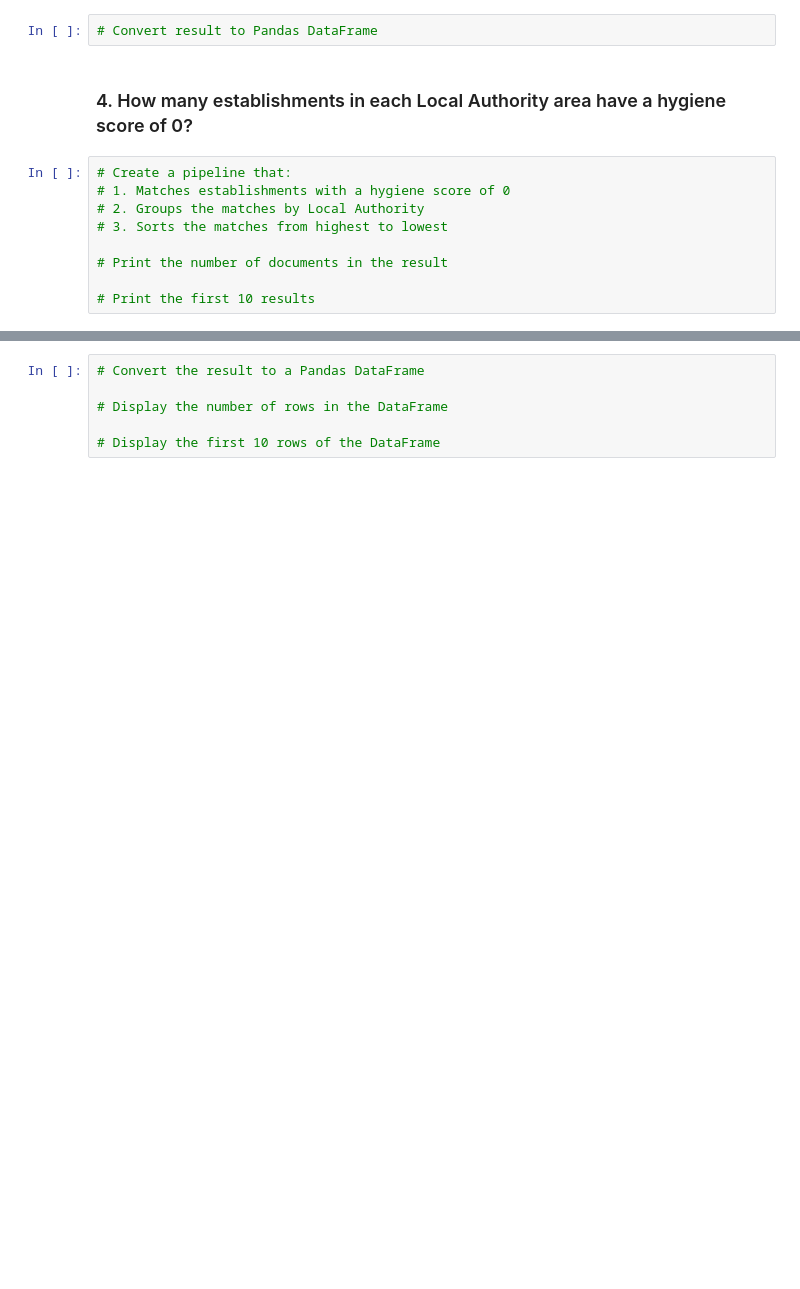
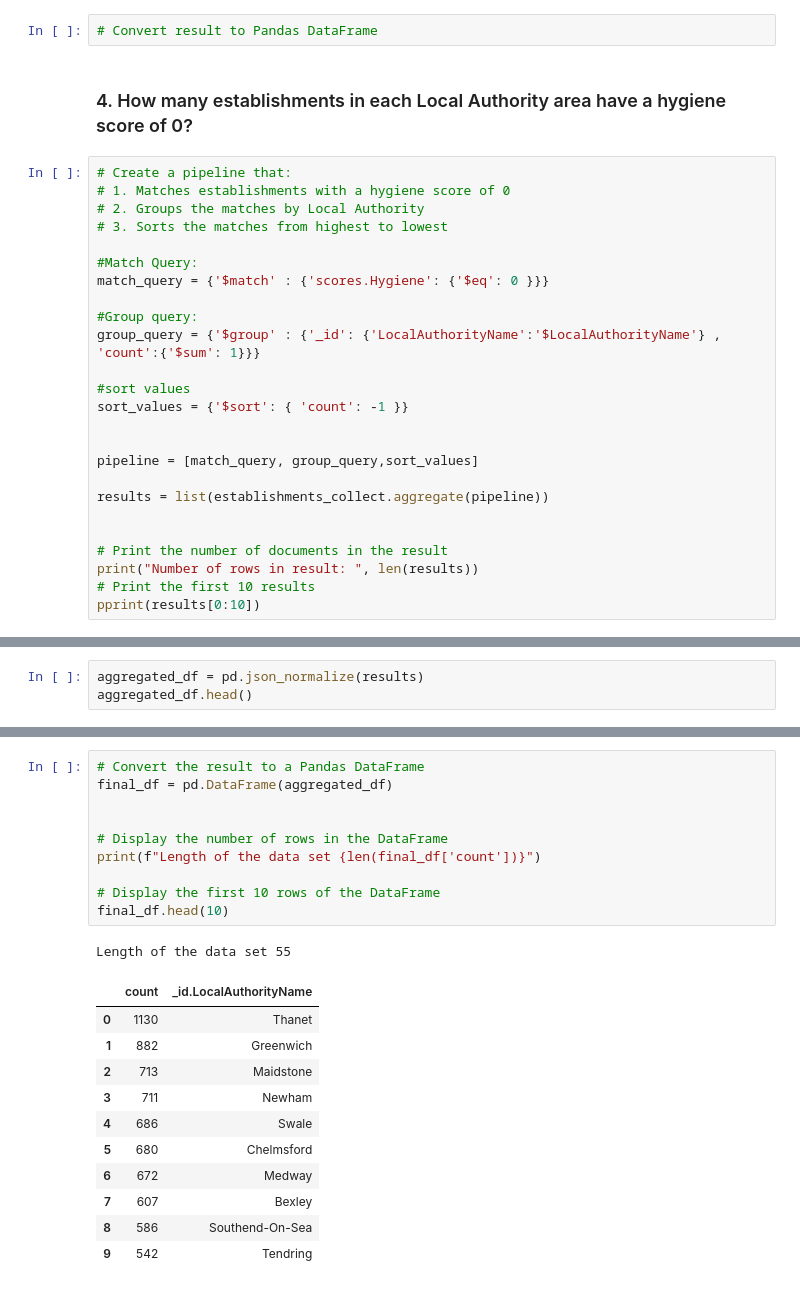
Before and after one commit to EJPer/nosql-challenge, a Jupyter notebook: NoSQL_analysis.ipynb, the cells around one changed output, grey strips where cells are left out. Cells and saved outputs as stored; diff of their text form; blank space fills up the shorter version.

```diff
--- a/NoSQL_analysis.ipynb
+++ b/NoSQL_analysis.ipynb
@@ -175,6 +173,22 @@ SyntaxError: invalid syntax (848538274.py, line 6)
 # 2. Groups the matches by Local Authority
 # 3. Sorts the matches from highest to lowest
 
+#Match Query:
+match_query = {'$match' : {'scores.Hygiene': {'$eq': 0 }}}
+
+#Group query:
+group_query = {'$group' : {'_id': {'LocalAuthorityName':'$LocalAuthorityName'} , 'count':{'$sum': 1}}}
+
+#sort values
+sort_values = {'$sort': { 'count': -1 }}
+
+
+pipeline = [match_query, group_query,sort_values]
+
+results = list(establishments_collect.aggregate(pipeline))
+
+
 # Print the number of documents in the result
-
+print("Number of rows in result: ", len(results))
 # Print the first 10 results
+pprint(results[0:10])
@@ -180,0 +207,3 @@ SyntaxError: invalid syntax (848538274.py, line 6)
+# %%
+aggregated_df = pd.json_normalize(results)
+aggregated_df.head()
@@ -181,6 +217,23 @@ SyntaxError: invalid syntax (848538274.py, line 6)
 # %%
 # Convert the result to a Pandas DataFrame
+final_df = pd.DataFrame(aggregated_df)
+
 
 # Display the number of rows in the DataFrame
+print(f"Length of the data set {len(final_df['count'])}")
 
 # Display the first 10 rows of the DataFrame
+final_df.head(10)
+# %% [output]
+Length of the data set 55
+|  | count | _id.LocalAuthorityName |
+| 0 | 1130 | Thanet |
+| 1 | 882 | Greenwich |
+| 2 | 713 | Maidstone |
+| 3 | 711 | Newham |
+| 4 | 686 | Swale |
+| 5 | 680 | Chelmsford |
+| 6 | 672 | Medway |
+| 7 | 607 | Bexley |
+| 8 | 586 | Southend-On-Sea |
+| 9 | 542 | Tendring |
```
Also changed, not shown: parts of 5 cells of this notebook.
